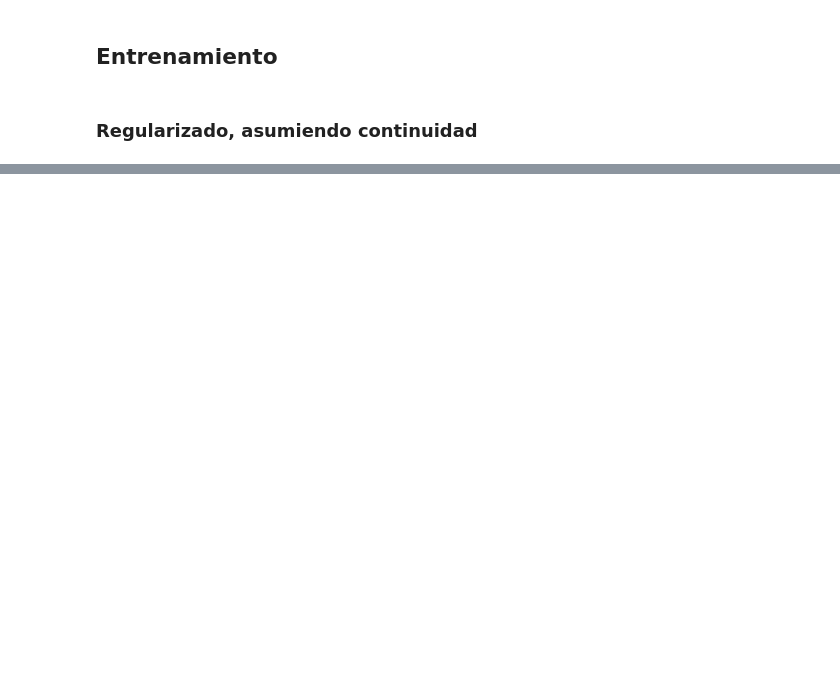
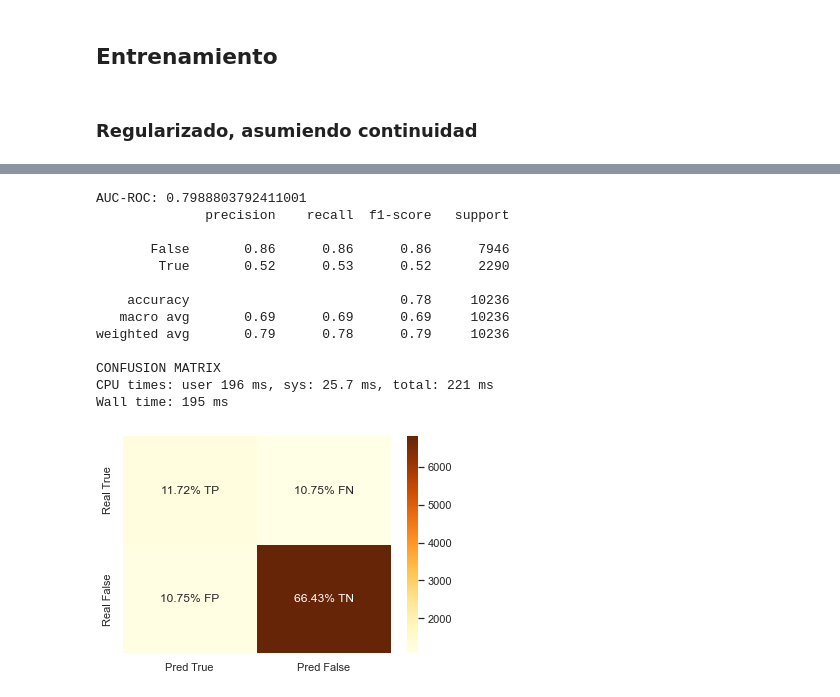
Before and after one commit to NicolasEzequielZulaicaRivera/OD_TPS, a Jupyter notebook: TP2/naive_bayes.ipynb, the cells around one changed output, grey strips where cells are left out. Saved outputs shown, nothing was run; the diff lists cells and outputs as text; code cells hidden in the pictures; blank space fills up the shorter version.

```diff
--- a/TP2/naive_bayes.ipynb
+++ b/TP2/naive_bayes.ipynb
@@ -93,0 +175,32 @@ Wall time: 113 ms
+# %%
+if (runHt):
+    nb_ht = GaussianNB()
+
+    nb_ht.fit(train_feat_ht, train_targ_ht)
+
+    # Guardar
+    if(saveHt):
+        dump(nb_ht, 'models/NB/nb_ht.sk')
+else:
+    # Cargar
+    nb_ht = load('models/NB/nb_ht.sk')
+# %%
+%%time
+pred = nb_ht.predict(val_feat_ht)
+prob = nb_ht.predict_proba(val_feat_ht)
+score(val_targ_r,pred, prob[:,1])
+# %% [output]
+AUC-ROC: 0.7988803792411001
+              precision    recall  f1-score   support
+
+       False       0.86      0.86      0.86      7946
+        True       0.52      0.53      0.52      2290
+
+    accuracy                           0.78     10236
+   macro avg       0.69      0.69      0.69     10236
+weighted avg       0.79      0.78      0.79     10236
+
+CONFUSION MATRIX
+CPU times: user 196 ms, sys: 25.7 ms, total: 221 ms
+Wall time: 195 ms
+[figure, added]
```
Also changed, not shown: parts of 19 cells of this notebook, 17 other files.
